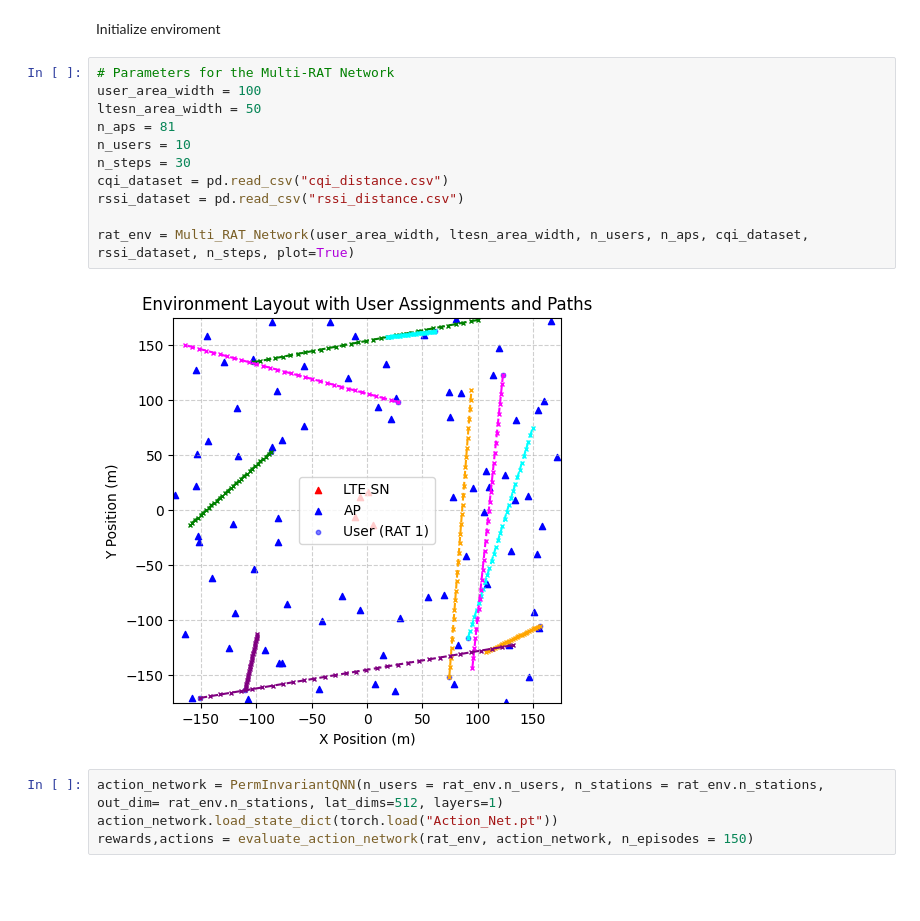
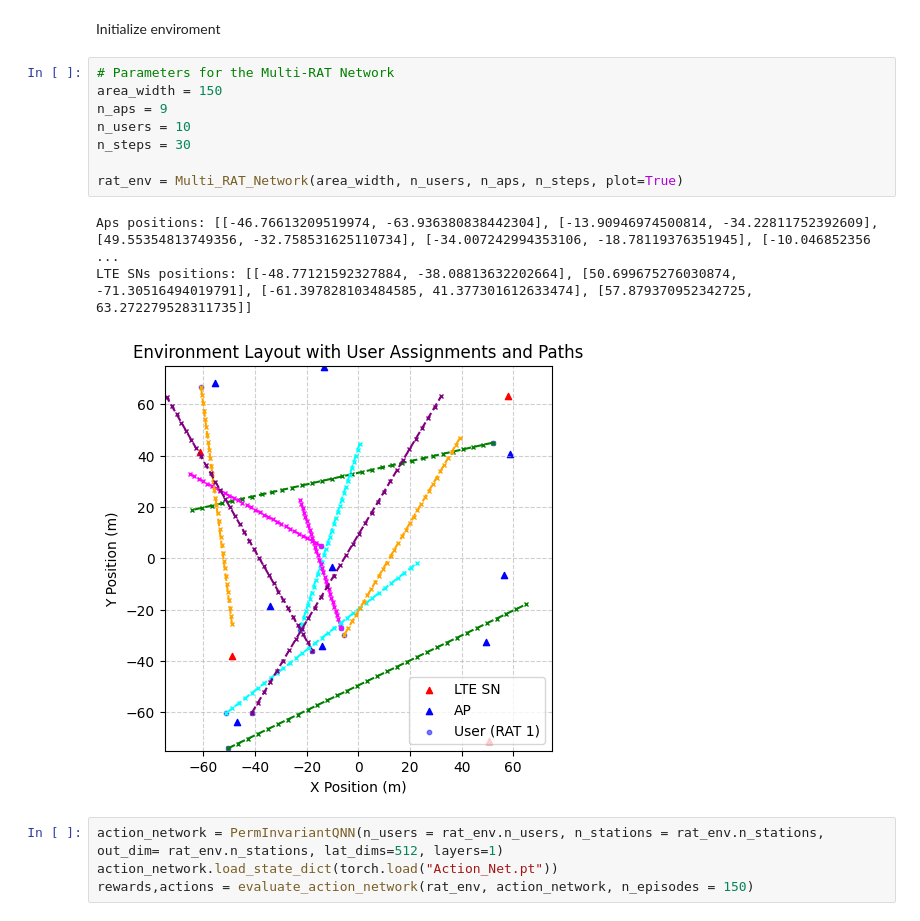
Before and after one commit to AlvaroSolana/DQN_RAT_Selection, a Jupyter notebook: test.ipynb, the cells around one changed output. Drawn from its saved outputs; the diff is of its cells as text; blank space fills up the shorter version.

```diff
--- a/test.ipynb
+++ b/test.ipynb
@@ -91,17 +91,16 @@ def plot_actions(actions_buffer):
 Initialize enviroment
 # %%
 # Parameters for the Multi-RAT Network
-user_area_width = 100
-ltesn_area_width = 50
-n_aps = 81
+area_width = 150
+n_aps = 9
 n_users = 10
 n_steps = 30
-cqi_dataset = pd.read_csv("cqi_distance.csv")
-rssi_dataset = pd.read_csv("rssi_distance.csv")
 
-rat_env = Multi_RAT_Network(user_area_width, ltesn_area_width, n_users, n_aps, cqi_dataset, rssi_dataset, n_steps, plot=True)
+rat_env = Multi_RAT_Network(area_width, n_users, n_aps, n_steps, plot=True)
 # %% [output]
+Aps positions: [[-46.76613209519974, -63.936380838442304], [-13.90946974500814, -34.22811752392609], [49.55354813749356, -32.758531625110734], [-34.007242994353106, -18.78119376351945], [-10.046852356 ...
+LTE SNs positions: [[-48.77121592327884, -38.08813632202664], [50.699675276030874, -71.30516494019791], [-61.397828103484585, 41.377301612633474], [57.879370952342725, 63.272279528311735]]
-[figure, old version]
+[figure, new version]
 # %%
 action_network = PermInvariantQNN(n_users = rat_env.n_users, n_stations = rat_env.n_stations, out_dim= rat_env.n_stations, lat_dims=512, layers=1)
 action_network.load_state_dict(torch.load("Action_Net.pt"))
```
Also changed, not shown: parts of 11 cells of this notebook, 7 other files.
